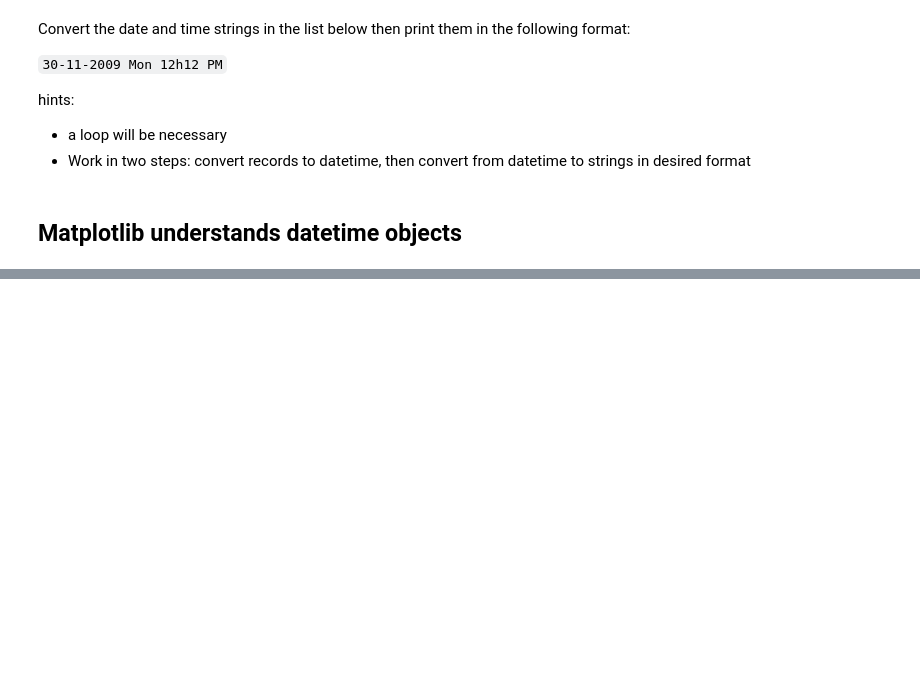
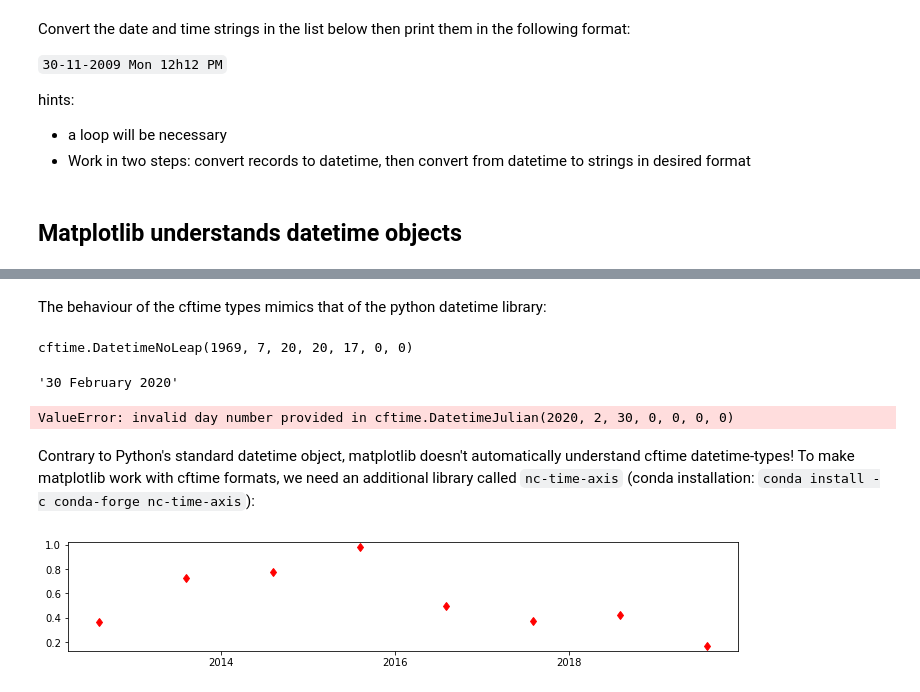
Before and after one commit to ueapy/ppd_python, a Jupyter notebook: notebooks/04-Working-with-datetime.ipynb, the cells around one changed output, grey strips where cells are left out. Saved outputs shown, nothing was run; the diff lists cells and outputs as text; code cells hidden in the pictures; blank space fills up the shorter version.

Commit message:
added dealing with other calendar types with cftime to notebook 4; added overview of python dataviz landscape to notebook 8; minor to no changes to notebooks 5-7

```diff
--- a/notebooks/04-Working-with-datetime.ipynb
+++ b/notebooks/04-Working-with-datetime.ipynb
@@ -319,0 +366,17 @@ plt.scatter(random_dates, random_y_values)
+# %% [markdown]
+The behaviour of the cftime types mimics that of the python datetime library:
+# %%
+cftime.DatetimeNoLeap(1969,7,20,20,17,0)
+# %% [output]
+cftime.DatetimeNoLeap(1969, 7, 20, 20, 17, 0, 0)
+# %%
+d = cftime.Datetime360Day(2020,2,30)  # 30 february is valid in the 360-day calendar
+d.strftime('%d %B %Y')
+# %% [output]
+'30 February 2020'
+# %%
+cftime.DatetimeJulian(2020,2,30)  # 30 february does not exist in the Julian calendar
+# %% [output]
+ValueError: invalid day number provided in cftime.DatetimeJulian(2020, 2, 30, 0, 0, 0, 0)
+# %% [markdown]
+Contrary to Python's standard datetime object, matplotlib doesn't automatically understand cftime datetime-types! To make matplotlib work with cftime formats, we need an additional library called `nc-time-axis` (conda installation: `conda install -c conda-forge nc-time-axis`):
@@ -319,0 +385,11 @@ plt.scatter(random_dates, random_y_values)
+# %%
+# generate dates and values
+years = range(2012,2020)
+gcm_birthdays = [cftime.Datetime360Day(year, 8,5, calendar='360') for year in years]
+random_y1_values = np.random.random(len(gcm_birthdays))
+
+# make plot
+plt.figure(figsize=(12,2))
+plt.plot(gcm_birthdays, random_y1_values, 'rd');  # 'rd': red color, diamond shape
+# %% [output]
+[figure, added]
```
Also changed, not shown: parts of 15 cells of this notebook, 6 other files.
